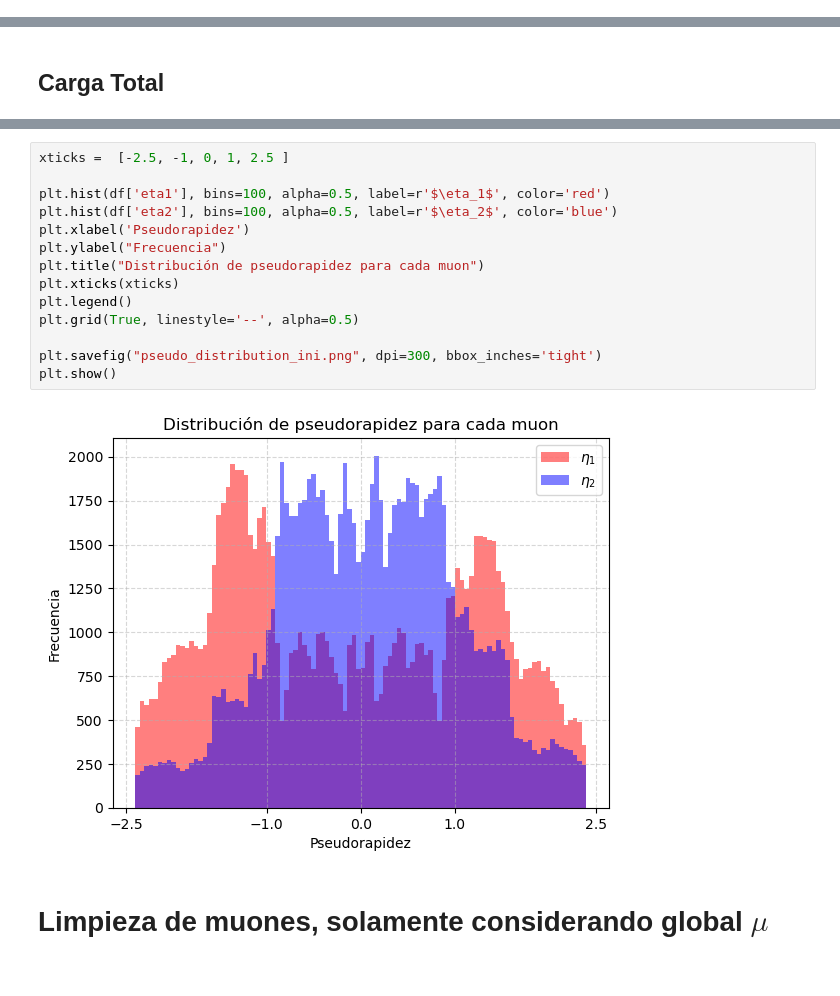
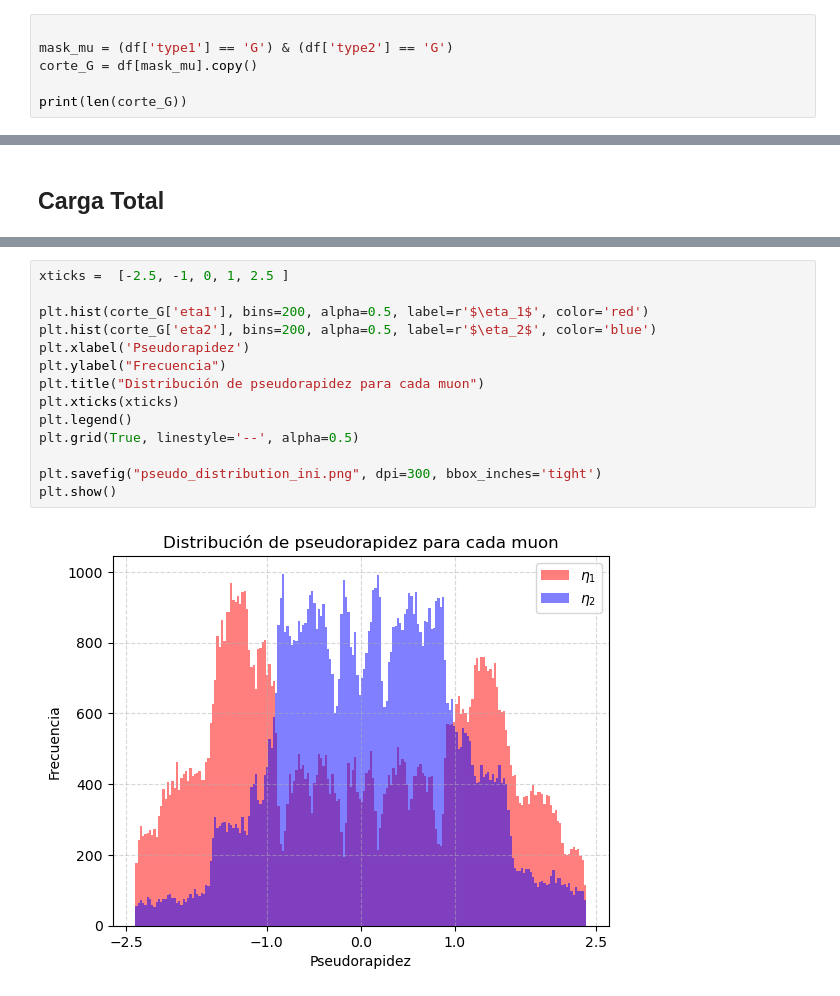
Before and after one commit to ProgramasParaFisicaDeParticulas/blindsampleanalysiswithcsv9-Art-999, a Jupyter notebook: Sample_desconocida.ipynb, the cells around one changed output, grey strips where cells are left out. Saved outputs shown, nothing was run; the diff lists cells and outputs as text.

```diff
--- a/Sample_desconocida.ipynb
+++ b/Sample_desconocida.ipynb
@@ -64,0 +53,6 @@ plt.show()
+# %%
+
+mask_mu = (df['type1'] == 'G') & (df['type2'] == 'G')
+corte_G = df[mask_mu].copy()
+
+print(len(corte_G))
@@ -89,18 +103,16 @@ plt.show()
 # %%
 xticks =  [-2.5, -1, 0, 1, 2.5 ]
 
-plt.hist(df['eta1'], bins=100, alpha=0.5, label=r'$\eta_1$', color='red')
-plt.hist(df['eta2'], bins=100, alpha=0.5, label=r'$\eta_2$', color='blue')
+plt.hist(corte_G['eta1'], bins=200, alpha=0.5, label=r'$\eta_1$', color='red')
+plt.hist(corte_G['eta2'], bins=200, alpha=0.5, label=r'$\eta_2$', color='blue')
 plt.xlabel('Pseudorapidez')
 plt.ylabel("Frecuencia")
 plt.title("Distribución de pseudorapidez para cada muon")
 plt.xticks(xticks)
 plt.legend()
 plt.grid(True, linestyle='--', alpha=0.5)
 
 plt.savefig("pseudo_distribution_ini.png", dpi=300, bbox_inches='tight')
 plt.show()
 # %% [output]
-[figure, old version]
+[figure, new version]
-# %% [markdown]
-# Limpieza de muones, solamente considerando global $\mu$
```
Also changed, not shown: parts of 20 cells of this notebook.
